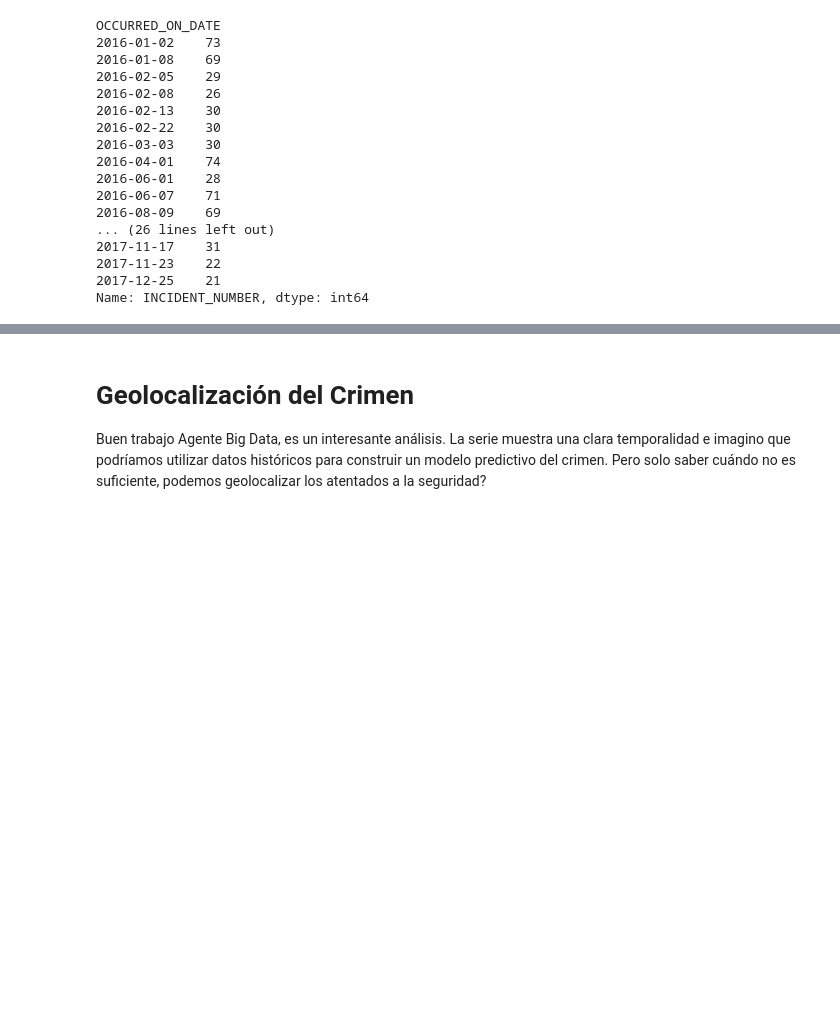
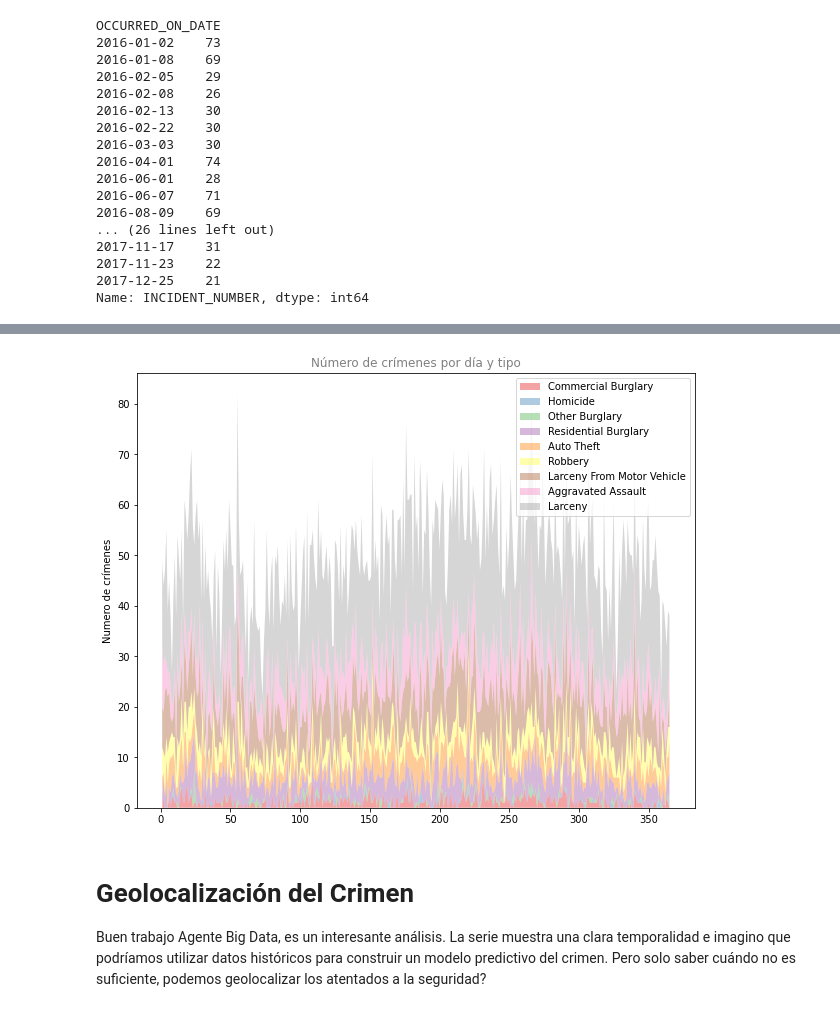
Before and after one commit to patofw/Decimal2Degrees, a Jupyter notebook: Google_Colab/Boston_Crimes.ipynb, the cells around one changed output, grey strips where cells are left out. Cells and saved outputs as stored; diff of their text form; code cells hidden in the pictures; blank space fills up the shorter version.

```diff
--- a/Google_Colab/Boston_Crimes.ipynb
+++ b/Google_Colab/Boston_Crimes.ipynb
@@ -284,0 +287,16 @@ for i in range(len(holidays)):
+# %%
+# filtramos 2017
+condition = (data.YEAR == 2017) # creamos una condicion de filtro
+# Agrupamos por día y tipo de crimen
+data_2017 = data[condition]
+by_day_n_crime = data_2017.groupby(['Day_of_year',
+                               'OFFENSE_CODE_GROUP'])["INCIDENT_NUMBER"].count()
+
+# Nos queda una serie multi-indice
+# con un unstack podemos convertirlo en una tabla plana nuevamente
+by_day_n_crime = by_day_n_crime.unstack()
+# reemplazamos NaNs por 0 ya que en este caso serían lo mismo
+by_day_n_crime.fillna(0, inplace = True) # inplace lo sobreescribe
+# La podemos ordenar for filas
+by_day_n_crime.sort_values(1, axis=1, inplace = True) # axis 0->columnas; axis 1->filas
+by_day_n_crime.head()
@@ -285,3 +311,26 @@ for i in range(len(holidays)):
+# %%
+eje_x = by_day_n_crime.index # dias del año en X
+# Creamos una lista de series para el eje Y
+series_y = []
+for c in by_day_n_crime.columns:
+  y = by_day_n_crime[c].values  # Valores individuales por serie.
+  series_y.append(y)
+
+# Creamos el Plot
+
+plt.figure(figsize=(10,8)) # tamaño de la figura
+pal = sns.color_palette("Set1") # pallete de colores
+plt.stackplot(eje_x,series_y,
+              labels=by_day_n_crime.columns, # la leyenda
+              colors=pal, # ya que son muchos colores, escogemos un pallete
+              alpha=0.4 # transparencia por serie
+              )
+plt.legend(loc='upper right')
+plt.title("Número de crímenes por día y tipo", color = "grey")
+plt.ylabel("Numero de crímenes")
+plt.show();
+# %% [output]
+[figure, added]
 # %% [markdown]
 # Geolocalización del Crimen
 
```
Also changed, not shown: parts of 4 cells of this notebook.
